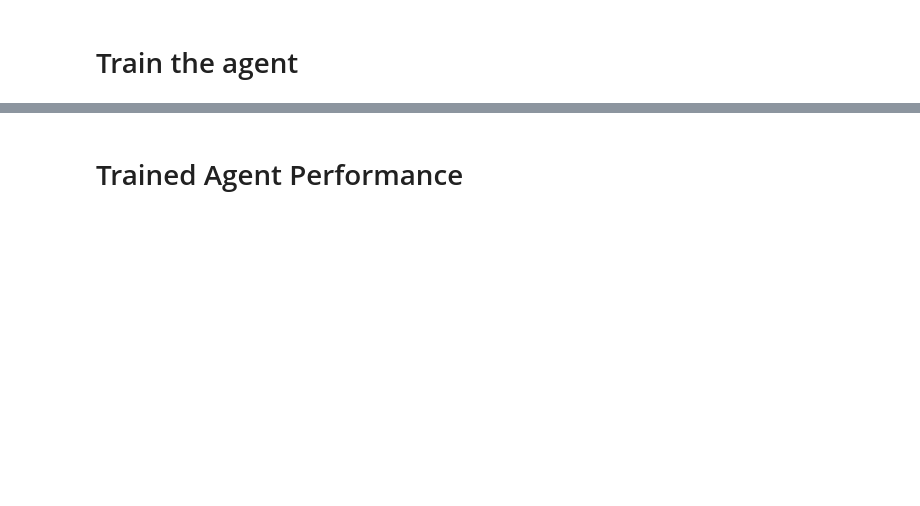
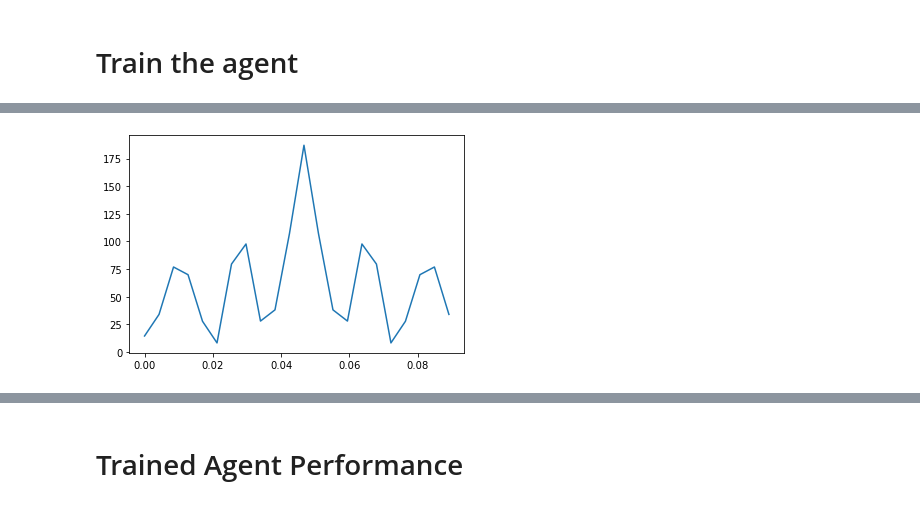
Before and after one commit to LOVGC/RL_Simple_Model, a Jupyter notebook: simple_model_for_testing.ipynb, the cells around one changed output, grey strips where cells are left out. Saved outputs shown, nothing was run; the diff lists cells and outputs as text; code cells hidden in the pictures; blank space fills up the shorter version.

```diff
--- a/simple_model_for_testing.ipynb
+++ b/simple_model_for_testing.ipynb
@@ -254,0 +277,13 @@ np.min(b)
+# %%
+# Train for 200 episodes
+for _ in range(200):
+    states = radar_env.reset()
+    terminal = False
+    while not terminal:
+        actions = agent.act(states=states)
+        states, terminal, reward = radar_env.execute(actions=actions)
+        agent.observe(terminal=terminal, reward=reward)
+# %%
+radar_env.plot_psf_abs(states)
+# %% [output]
+[figure, added]
```
Also changed, not shown: parts of 11 cells of this notebook.
